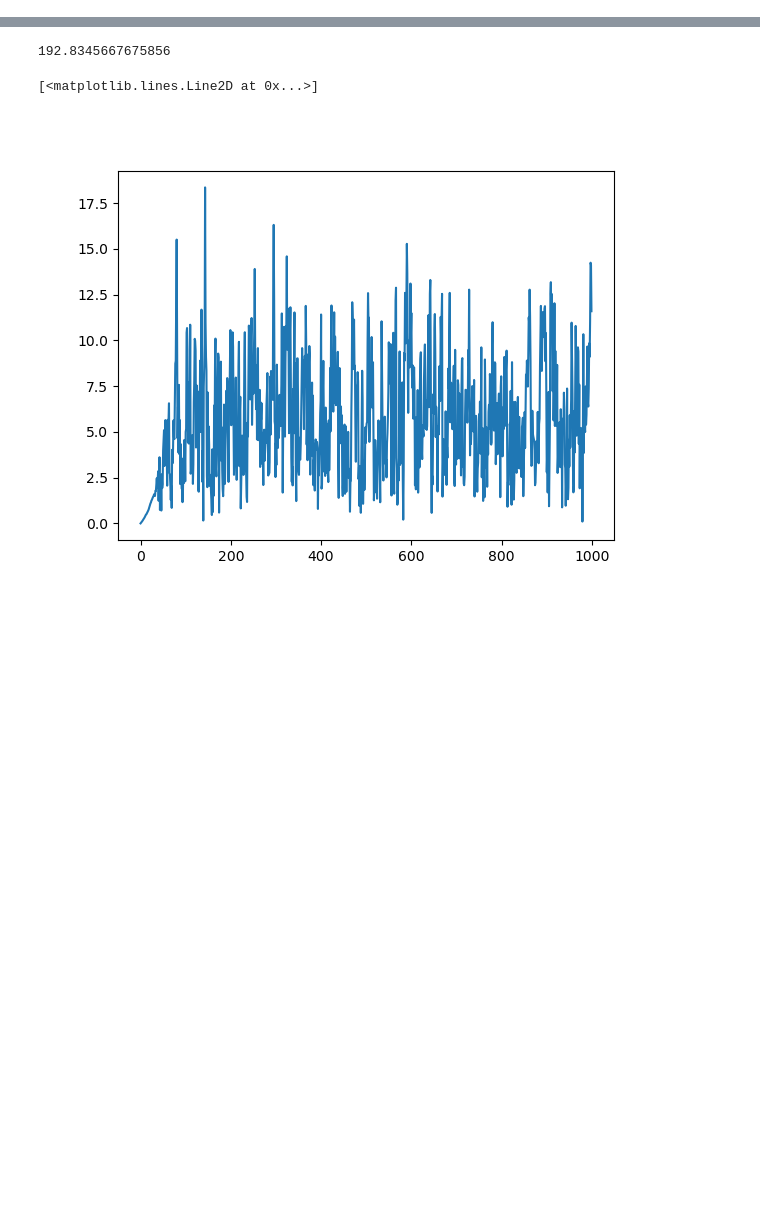
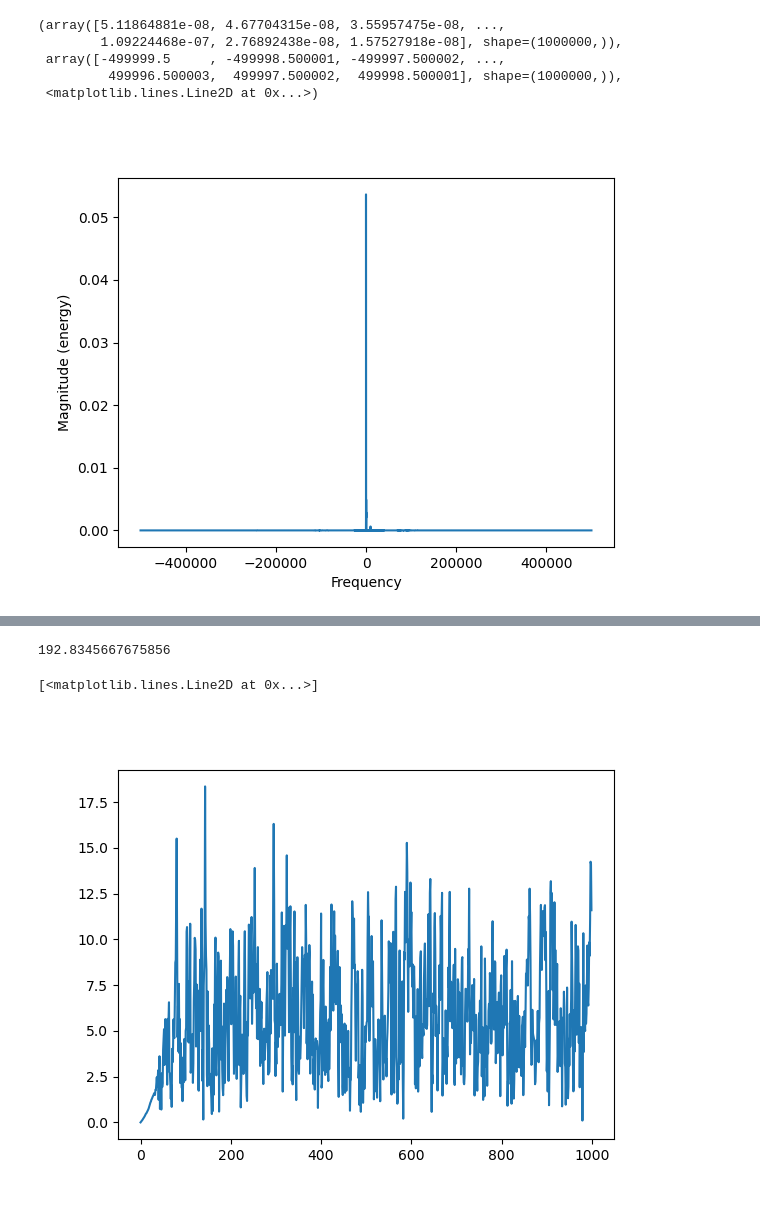
Before and after one commit to Focix/NumericalBychrom, a Jupyter notebook: kraus_test.ipynb, the cells around one changed output, grey strips where cells are left out. Saved outputs shown, nothing was run; the diff lists cells and outputs as text; code cells hidden in the pictures; blank space fills up the shorter version.

```diff
--- a/kraus_test.ipynb
+++ b/kraus_test.ipynb
@@ -216 +181,11 @@ Aggregating results...
+# %%
+plt.figure()
+plt.magnitude_spectrum(a_mean_exp, Fs=1/time[1])
+# %% [output]
+(array([5.11864881e-08, 4.67704315e-08, 3.55957475e-08, ...,
+        1.09224468e-07, 2.76892438e-08, 1.57527918e-08], shape=(1000000,)),
+ array([-499999.5     , -499998.500001, -499997.500002, ...,
+         499996.500003,  499997.500002,  499998.500001], shape=(1000000,)),
+ <matplotlib.lines.Line2D at 0x...>)
+[figure, added]
 # %%
```
Also changed, not shown: parts of 15 cells of this notebook.
